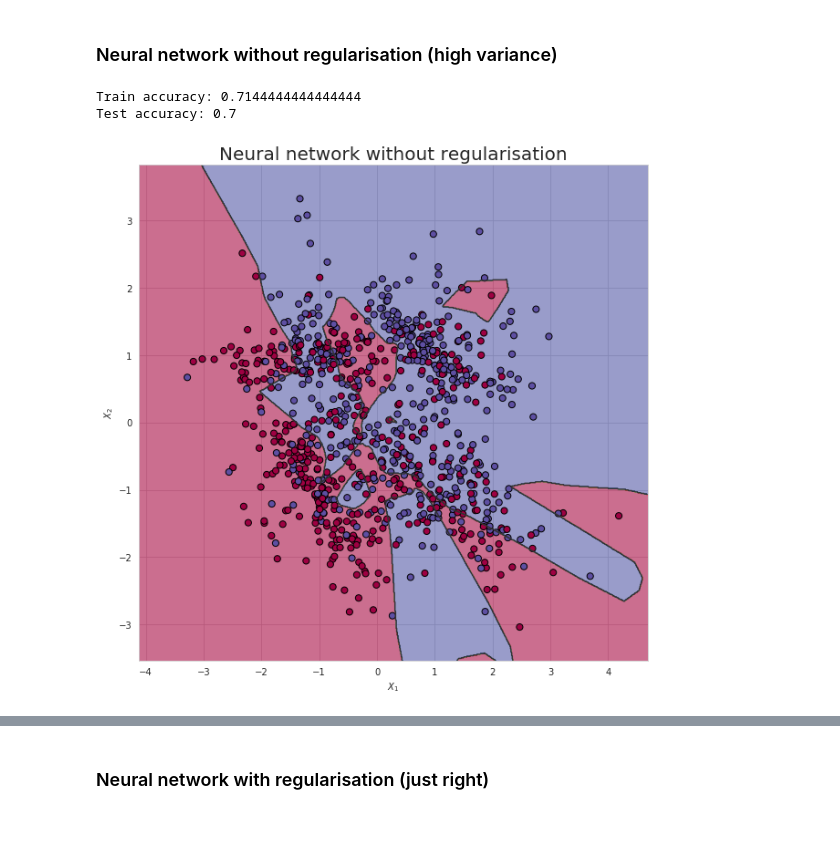
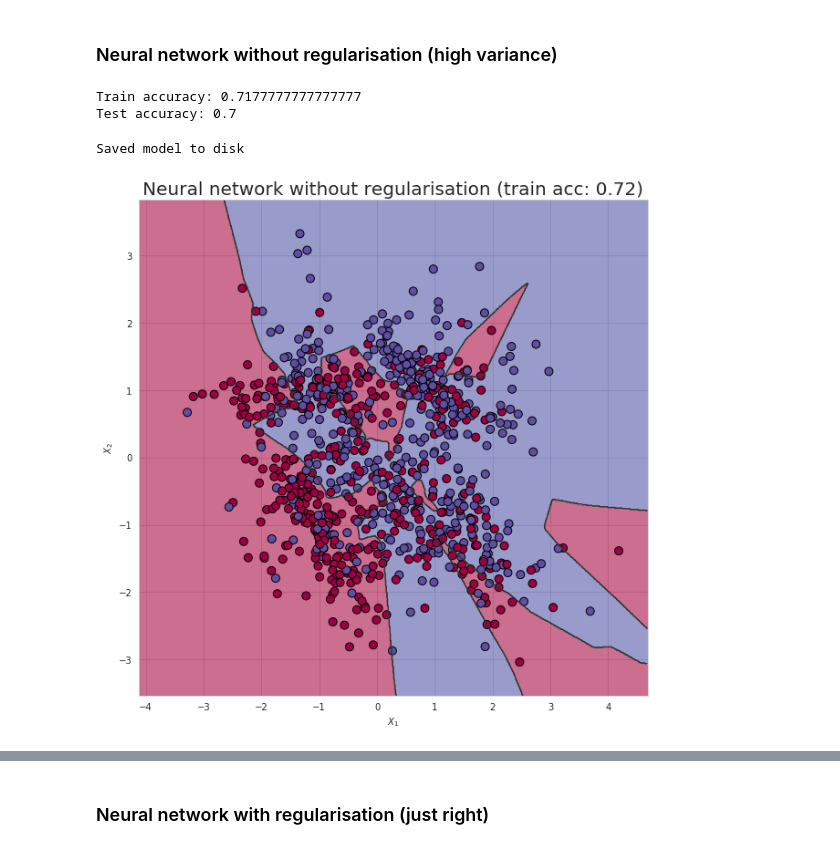
Before and after one commit to SkalskiP/ILearnDeepLearning.py, a Jupyter notebook: 02_exploring_overfitting/Exploring overfitting.ipynb, the cells around one changed output, grey strips where cells are left out. Drawn from its saved outputs; the diff is of its cells as text; code cells hidden in the pictures.

```diff
--- a/02_exploring_overfitting/Exploring overfitting.ipynb
+++ b/02_exploring_overfitting/Exploring overfitting.ipynb
@@ -66,7 +56,7 @@ XX, YY = np.meshgrid(np.arange(x_min, x_max, GRID_STEP), np.arange(y_min, y_max,
 # %% [markdown]
 ### Auxiliary plotting function
 # %%
-def make_plot(XX, YY, preds, plot_name, file_name):
+def make_plot(X, y, XX, YY, preds, plot_name, file_name):
     plt.figure(figsize=(10,10))
     axes = plt.gca()
     axes.set_xlim([x_min,x_max])
@@ -75,8 +65,8 @@ def make_plot(XX, YY, preds, plot_name, file_name):
     plt.title(plot_name, fontsize=20)
     plt.contourf(XX, YY, preds.reshape(XX.shape), 25, alpha = 0.6, cmap=cm.Spectral)
     plt.contour(XX, YY, preds.reshape(XX.shape), levels=[.5], cmap="Greys", vmin=0, vmax=.6)
-    plt.scatter(X_train[:, 0], X_train[:, 1], c=y_train.ravel(), s=50, cmap=plt.cm.Spectral, edgecolors='black')
-    # plt.savefig(file_name)
+    plt.scatter(X[:, 0], X[:, 1], c=y.ravel(), s=80, cmap=plt.cm.Spectral, edgecolors='black')
+    plt.savefig(file_name)
     # plt.close()
 # %% [markdown]
 ### Visualization of the data set
@@ -125,17 +149,27 @@ model.compile(loss='binary_crossentropy', optimizer='adamax', metrics=['accuracy
 
 history = model.fit(X_train, y_train, epochs=N_EPOCHS, verbose=0)
 # %%
-y_train_pred = model.predict_classes(X_train)
-y_test_pred = model.predict_classes(X_test)
-train_error = accuracy_score(y_train, y_train_pred)
-test_error = accuracy_score(y_test, y_test_pred)
-print("Train accuracy: " + str(train_error))
-print("Test accuracy: " + str(test_error))
+y_train_pred_2 = model.predict_classes(X_train)
+y_test_pred_2 = model.predict_classes(X_test)
+train_acc = accuracy_score(y_train, y_train_pred_2)
+test_acc = accuracy_score(y_test, y_test_pred_2)
+print("Train accuracy: " + str(train_acc))
+print("Test accuracy: " + str(test_acc))
 # %% [output]
-Train accuracy: 0.7144444444444444
+Train accuracy: 0.7177777777777777
 Test accuracy: 0.7
+# %%
+model_json = model.to_json()
+with open("nn_model.json", "w") as json_file:
+    json_file.write(model_json)
+model.save_weights("nn_model.h5")
+print("Saved model to disk")
+# %% [output]
+Saved model to disk
 # %%
 preds = model.predict_classes(np.c_[XX.ravel(), YY.ravel()])
-make_plot(XX, YY, preds, "Neural network without regularisation", '')
+title = "Neural network without regularisation (train acc: {0:.2f})".format(train_acc)
+file = "nn_train.png"
+make_plot(X_train, y_train, XX, YY, preds, title, file)
 # %% [output]
-[figure, old version]
+[figure, new version]
```
Also changed, not shown: parts of 13 cells of this notebook.
